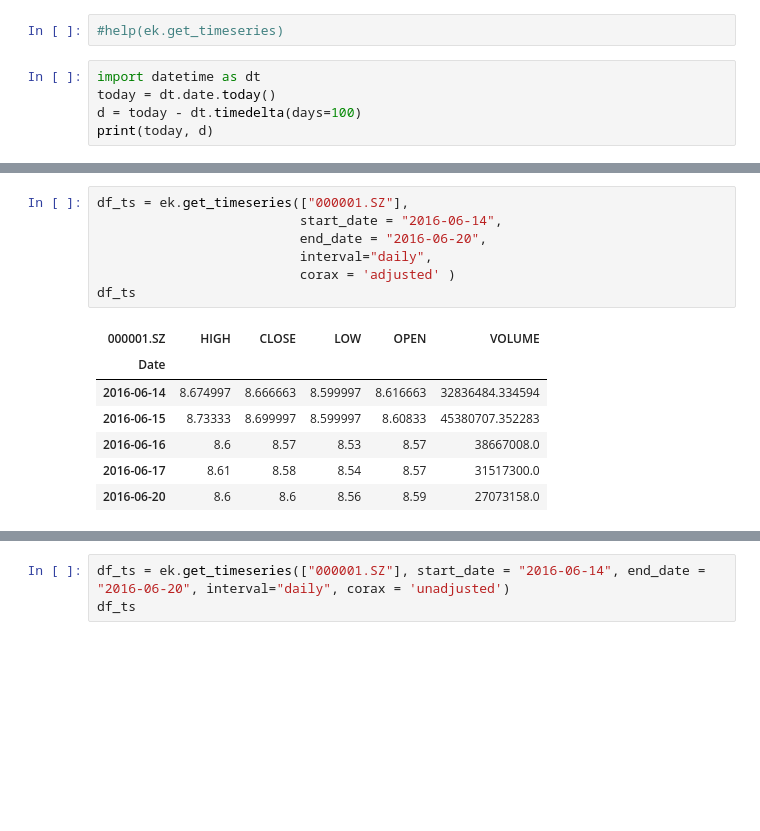
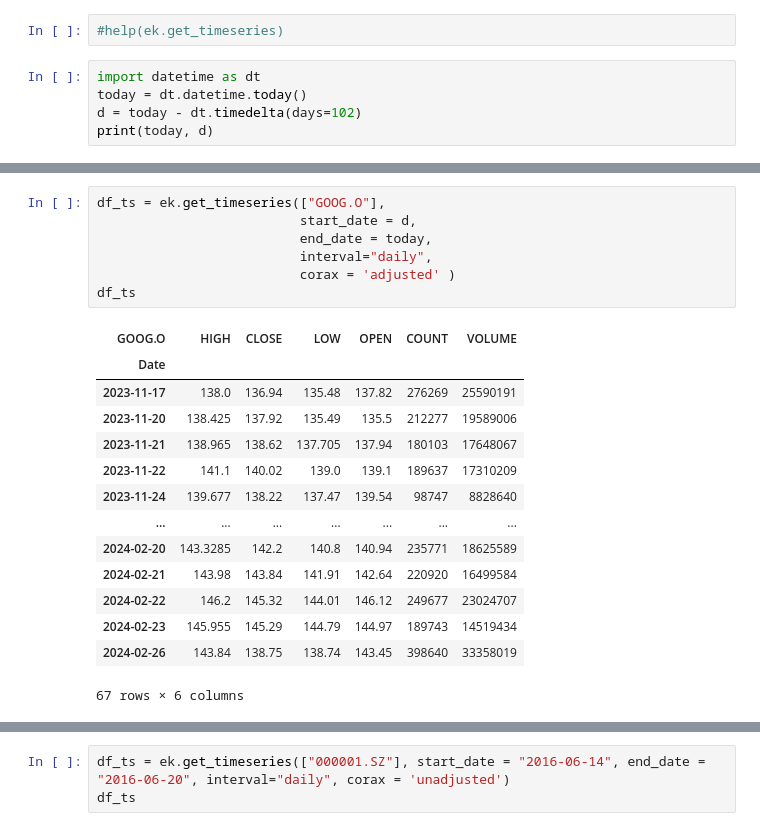
Before and after one commit to neftalivldz/finanzas2024, a Jupyter notebook: 01_refinitiv_pandas.ipynb, the cells around one changed output, grey strips where cells are left out. Cells and saved outputs as stored; diff of their text form; blank space fills up the shorter version.

```diff
--- a/01_refinitiv_pandas.ipynb
+++ b/01_refinitiv_pandas.ipynb
@@ -307,7 +393,7 @@ get_data(instruments, fields, parameters=None, field_name=False, raw_output=Fals
 #help(ek.get_timeseries)
 # %%
 import datetime as dt
-today = dt.date.today()
-d = today - dt.timedelta(days=100)
+today = dt.datetime.today()
+d = today - dt.timedelta(days=102)
 print(today, d)
 # %% [output]
@@ -315,18 +401,25 @@ print(today, d)
 # %%
-df_ts = ek.get_timeseries(["000001.SZ"],
-                          start_date = "2016-06-14",
-                          end_date = "2016-06-20",
+df_ts = ek.get_timeseries(["GOOG.O"],
+                          start_date = d,
+                          end_date = today,
                           interval="daily",
                           corax = 'adjusted' )
 df_ts
 # %% [output]
-| 000001.SZ | HIGH | CLOSE | LOW | OPEN | VOLUME |
-| Date |  |  |  |  |  |
-| 2016-06-14 | 8.674997 | 8.666663 | 8.599997 | 8.616663 | 32836484.334594 |
-| 2016-06-15 | 8.73333 | 8.699997 | 8.599997 | 8.60833 | 45380707.352283 |
-| 2016-06-16 | 8.6 | 8.57 | 8.53 | 8.57 | 38667008.0 |
-| 2016-06-17 | 8.61 | 8.58 | 8.54 | 8.57 | 31517300.0 |
-| 2016-06-20 | 8.6 | 8.6 | 8.56 | 8.59 | 27073158.0 |
+| GOOG.O | HIGH | CLOSE | LOW | OPEN | COUNT | VOLUME |
+| Date |  |  |  |  |  |  |
+| 2023-11-17 | 138.0 | 136.94 | 135.48 | 137.82 | 276269 | 25590191 |
+| 2023-11-20 | 138.425 | 137.92 | 135.49 | 135.5 | 212277 | 19589006 |
+| 2023-11-21 | 138.965 | 138.62 | 137.705 | 137.94 | 180103 | 17648067 |
+| 2023-11-22 | 141.1 | 140.02 | 139.0 | 139.1 | 189637 | 17310209 |
+| 2023-11-24 | 139.677 | 138.22 | 137.47 | 139.54 | 98747 | 8828640 |
+| ... | ... | ... | ... | ... | ... | ... |
+| 2024-02-20 | 143.3285 | 142.2 | 140.8 | 140.94 | 235771 | 18625589 |
+| 2024-02-21 | 143.98 | 143.84 | 141.91 | 142.64 | 220920 | 16499584 |
+| 2024-02-22 | 146.2 | 145.32 | 144.01 | 146.12 | 249677 | 23024707 |
+| 2024-02-23 | 145.955 | 145.29 | 144.79 | 144.97 | 189743 | 14519434 |
+| 2024-02-26 | 143.84 | 138.75 | 138.74 | 143.45 | 398640 | 33358019 |
+67 rows × 6 columns
 # %%
 import datetime as dt
 today = dt.datetime.today()
```
Also changed, not shown: parts of 28 cells of this notebook, 1 other file.
